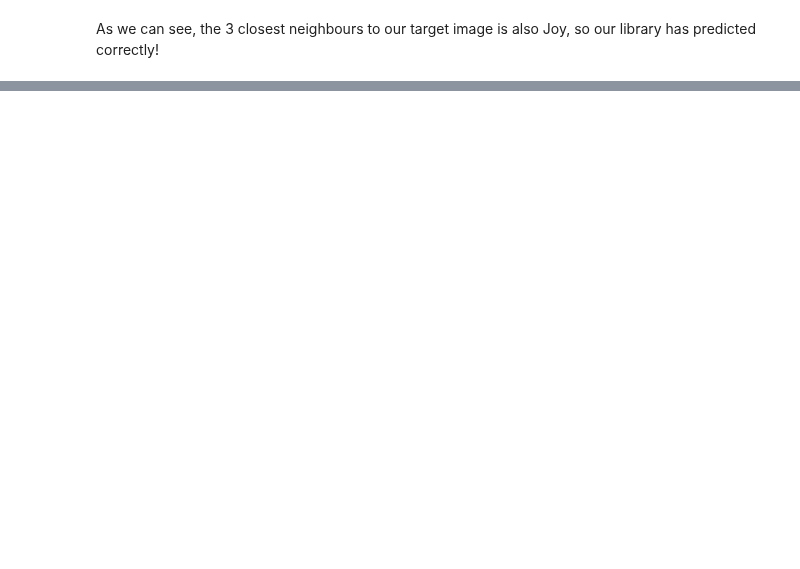
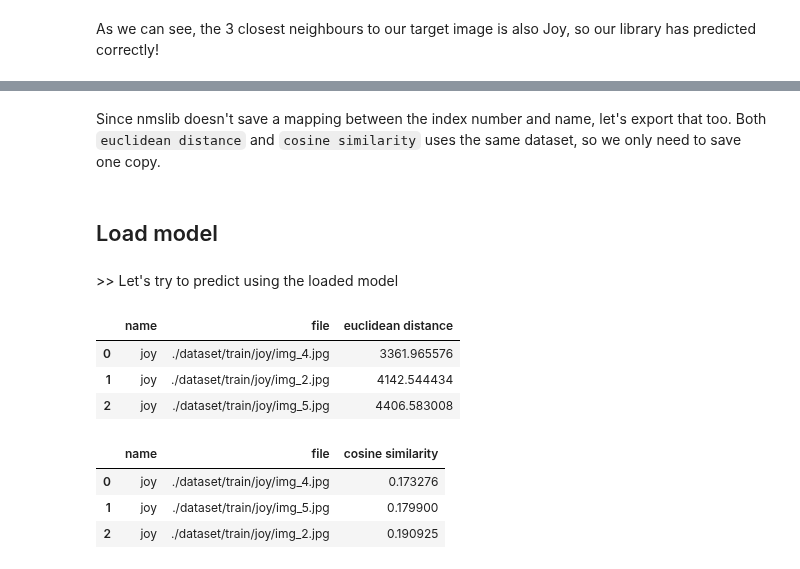
Before and after one commit to noomnooms/face_recognition, a Jupyter notebook: 3. large scale face recognition.ipynb, the cells around one changed output, grey strips where cells are left out. Drawn from its saved outputs; the diff is of its cells as text; code cells hidden in the pictures; blank space fills up the shorter version.

```diff
--- a/3. large scale face recognition.ipynb
+++ b/3. large scale face recognition.ipynb
@@ -117,0 +152,2 @@ As we can see, the 3 closest neighbours to our target image is also Joy, so our
+# %%
+output_path = './output/large_scale_face_recognition/'
@@ -117,0 +158,2 @@ As we can see, the 3 closest neighbours to our target image is also Joy, so our
+# %% [markdown]
+Since nmslib doesn't save a mapping between the index number and name, let's export that too. Both `euclidean distance` and `cosine similarity` uses the same dataset, so we only need to save one copy.
@@ -117,0 +162,41 @@ As we can see, the 3 closest neighbours to our target image is also Joy, so our
+# %% [markdown]
+## Load model
+# %%
+# load id_list
+new_id_list = pd.read_csv(output_path + '/IDlist.csv')
+
+# Euclidean distance
+newindex_l2 = nmslib.init(method='hnsw', space='l2', data_type=nmslib.DataType.DENSE_VECTOR)
+newindex_l2.loadIndex(output_path + 'index_l2.bin')
+
+# Cosine similarity
+newindex_cos = nmslib.init(method='hnsw', space='cosinesimil', data_type=nmslib.DataType.DENSE_VECTOR)
+newindex_cos.loadIndex(output_path + 'index_cos.bin')
+# %% [markdown]
+\>\> Let's try to predict using the loaded model
+# %%
+# Euclidean distance
+neighbors, distances = newindex_l2.knnQueryBatch(target_representation, k=3, num_threads=4)[0]
+results = [[
+    new_id_list['name'][neighbors[i]], new_id_list['file'][neighbors[i]], distances[i],
+] for i in range(len(neighbors))]
+results = pd.DataFrame(results, columns = ['name', 'file', 'euclidean distance'])
+results
+# %% [output]
+|  | name | file | euclidean distance |
+| 0 | joy | ./dataset/train/joy/img_4.jpg | 3361.965576 |
+| 1 | joy | ./dataset/train/joy/img_2.jpg | 4142.544434 |
+| 2 | joy | ./dataset/train/joy/img_5.jpg | 4406.583008 |
+# %%
+# Cosine similarity
+neighbors, distances = newindex_cos.knnQueryBatch(target_representation, k=3, num_threads=4)[0]
+results = [[
+    new_id_list['name'][neighbors[i]], new_id_list['file'][neighbors[i]], distances[i],
+] for i in range(len(neighbors))]
+results = pd.DataFrame(results, columns = ['name', 'file', 'cosine similarity'])
+results
+# %% [output]
+|  | name | file | cosine similarity |
+| 0 | joy | ./dataset/train/joy/img_4.jpg | 0.173276 |
+| 1 | joy | ./dataset/train/joy/img_5.jpg | 0.179900 |
+| 2 | joy | ./dataset/train/joy/img_2.jpg | 0.190925 |
```
Also changed, not shown: parts of 16 cells of this notebook, 3 other files.
